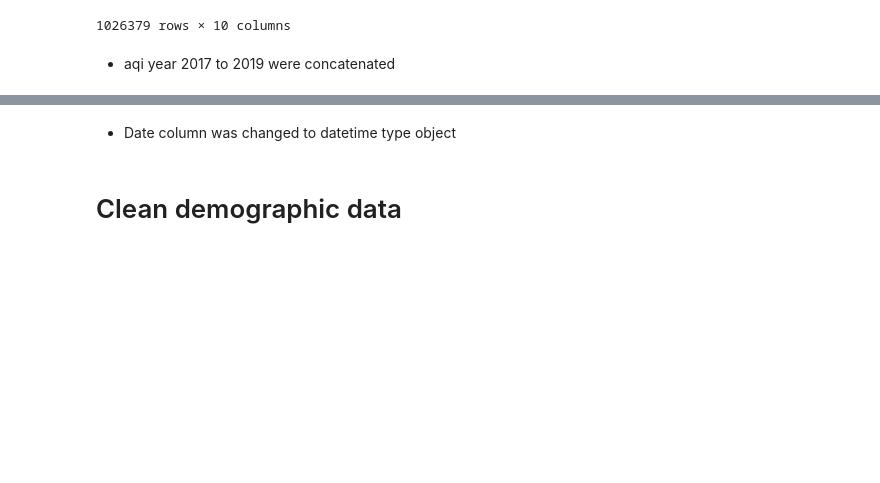
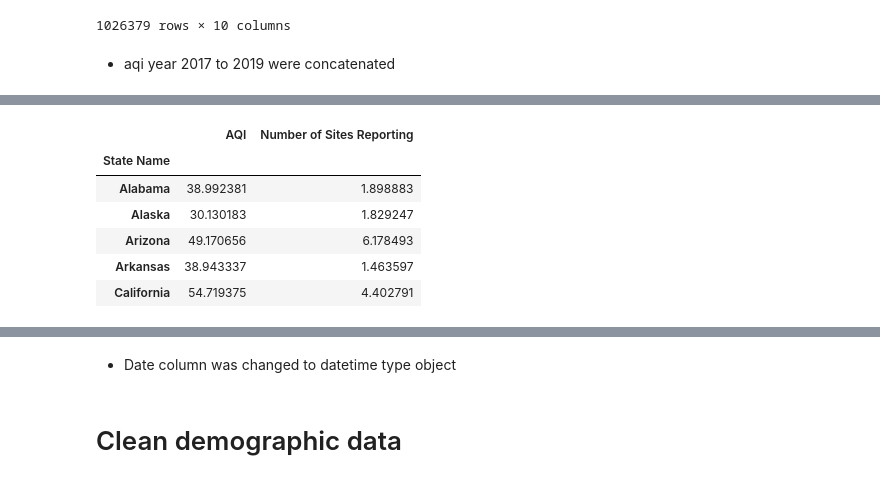
Before and after one commit to willkchan/Pollution-Forecast, a Jupyter notebook: src/preparation/Data_Wrangling.ipynb, the cells around one changed output, grey strips where cells are left out. Cells and saved outputs as stored; diff of their text form; code cells hidden in the pictures; blank space fills up the shorter version.

```diff
--- a/src/preparation/Data_Wrangling.ipynb
+++ b/src/preparation/Data_Wrangling.ipynb
@@ -165,0 +215,13 @@ numpy.datetime64
+# %%
+# calculate average aqi by state
+
+avg_aqi = county_daily_aqi_by_2017_2019.groupby('State Name')[['AQI', 'Number of Sites Reporting']].mean()
+avg_aqi.head()
+# %% [output]
+|  | AQI | Number of Sites Reporting |
+| State Name |  |  |
+| Alabama | 38.992381 | 1.898883 |
+| Alaska | 30.130183 | 1.829247 |
+| Arizona | 49.170656 | 6.178493 |
+| Arkansas | 38.943337 | 1.463597 |
+| California | 54.719375 | 4.402791 |
```
Also changed, not shown: parts of 8 cells of this notebook, 1 other file.
